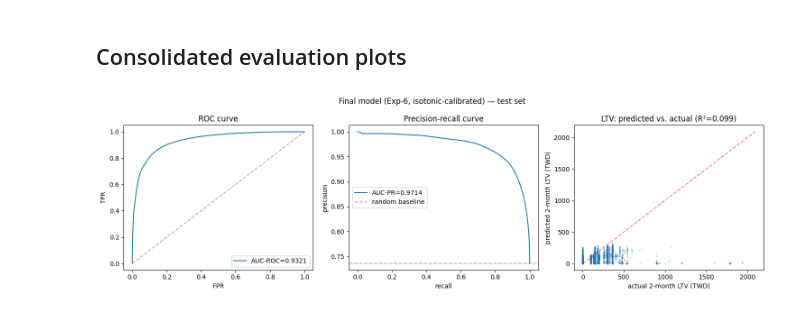
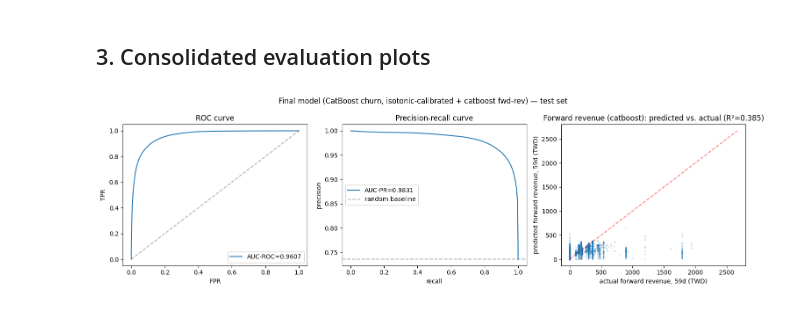
Before and after one commit to jagan010101/kkbox-churn-prediction, a Jupyter notebook: 05_Final_Evaluation_Summary.ipynb, the cells around one changed output. Saved outputs shown, nothing was run; the diff lists cells and outputs as text; code cells hidden in the pictures.

Commit message:
added catboost & ZILN

```diff
--- a/05_Final_Evaluation_Summary.ipynb
+++ b/05_Final_Evaluation_Summary.ipynb
@@ -120,19 +67,34 @@ test_ltv_true_raw = np.expm1(test_ltv_true.numpy())
 # %%
 auc_roc = roc_auc_score(test_churn_true_np, test_p_churn)
 auc_pr = average_precision_score(test_churn_true_np, test_p_churn)
-rmse_raw = float(np.sqrt(np.mean((test_ltv_pred_raw - test_ltv_true_raw) ** 2)))
-mae_raw = float(np.mean(np.abs(test_ltv_pred_raw - test_ltv_true_raw)))
-r2_raw = float(r2_score(test_ltv_true_raw, test_ltv_pred_raw))
+rmse_raw = float(np.sqrt(np.mean((test_fwd_rev_pred_raw - test_fwd_rev_true_raw) ** 2)))
+mae_raw = float(np.mean(np.abs(test_fwd_rev_pred_raw - test_fwd_rev_true_raw)))
+r2_raw = float(r2_score(test_fwd_rev_true_raw, test_fwd_rev_pred_raw))
+
+with open(os.path.join(RESULTS_DIR, "cox_results.json")) as f:
+    cox_concordance = json.load(f)["test"]["concordance_index"]
 
 final_metrics = {
-    "model": "exp6_uncertainty_isotonic_calibrated",
+    "model": f"catboost_churn_isotonic_calibrated+{fwd_rev_winner}_fwd_rev",
+    "fwd_rev_model": fwd_rev_winner,
     "churn_auc_roc": auc_roc,
     "churn_auc_pr": auc_pr,
-    "ltv_rmse_raw_twd": rmse_raw,
-    "ltv_mae_raw_twd": mae_raw,
-    "ltv_r2_raw": r2_raw,
+    "fwd_rev_rmse_raw_twd": rmse_raw,
+    "fwd_rev_mae_raw_twd": mae_raw,
+    "fwd_rev_r2_raw": r2_raw,
+    "cox_concordance_index": cox_concordance,
 }
 with open(os.path.join(RESULTS_DIR, "final_model_metrics.json"), "w") as f:
     json.dump(final_metrics, f, indent=2)
-final_metrics
+
+headline_table = pd.DataFrame({
+    "metric": ["Churn AUC-ROC", "Churn AUC-PR", "Forward-revenue RMSE (raw TWD)",
+               "Forward-revenue MAE (raw TWD)", "Forward-revenue R² (raw)",
+               "Cox survival concordance index"],
+    "value": [f"{auc_roc:.4f}", f"{auc_pr:.4f}", f"{rmse_raw:.2f}", f"{mae_raw:.2f}", f"{r2_raw:.4f}",
+              f"{cox_concordance:.4f}"],
+})
+print(f"Production model: CatBoost churn (isotonic-calibrated) + {fwd_rev_winner} forward-revenue "
+      f"+ CatBoost Cox survival\n")
+display(headline_table)
 # %% [output]
@@ -145,35 +152,35 @@ final_metrics
 # %% [markdown]
-## Consolidated evaluation plots
+## 3. Consolidated evaluation plots
 # %%
 fpr, tpr, _ = roc_curve(test_churn_true_np, test_p_churn)
 precision, recall, _ = precision_recall_curve(test_churn_true_np, test_p_churn)
 
 fig, axes = plt.subplots(1, 3, figsize=(15, 4.5))
 
 axes[0].plot(fpr, tpr, label=f"AUC-ROC={auc_roc:.4f}")
 axes[0].plot([0, 1], [0, 1], "k--", alpha=0.3)
 axes[0].set_xlabel("FPR")
 axes[0].set_ylabel("TPR")
 axes[0].set_title("ROC curve")
 axes[0].legend()
 
 axes[1].plot(recall, precision, label=f"AUC-PR={auc_pr:.4f}")
 axes[1].axhline(test_churn_true_np.mean(), color="k", linestyle="--", alpha=0.3, label="random baseline")
 axes[1].set_xlabel("recall")
 axes[1].set_ylabel("precision")
 axes[1].set_title("Precision-recall curve")
 axes[1].legend()
 
-sample = np.random.default_rng(42).choice(len(test_ltv_pred_raw), size=20000, replace=False)
-axes[2].scatter(test_ltv_true_raw[sample], test_ltv_pred_raw[sample], s=2, alpha=0.15)
-lims = [0, max(test_ltv_true_raw.max(), test_ltv_pred_raw.max())]
+sample = np.random.default_rng(42).choice(len(test_fwd_rev_pred_raw), size=20000, replace=False)
+axes[2].scatter(test_fwd_rev_true_raw[sample], test_fwd_rev_pred_raw[sample], s=2, alpha=0.15)
+lims = [0, max(test_fwd_rev_true_raw.max(), test_fwd_rev_pred_raw.max())]
 axes[2].plot(lims, lims, "r--", alpha=0.5)
-axes[2].set_xlabel("actual 2-month LTV (TWD)")
-axes[2].set_ylabel("predicted 2-month LTV (TWD)")
-axes[2].set_title(f"LTV: predicted vs. actual (R²={r2_raw:.3f})")
+axes[2].set_xlabel("actual forward revenue, 59d (TWD)")
+axes[2].set_ylabel("predicted forward revenue, 59d (TWD)")
+axes[2].set_title(f"Forward revenue ({fwd_rev_winner}): predicted vs. actual (R²={r2_raw:.3f})")
 
-fig.suptitle("Final model (Exp-6, isotonic-calibrated) — test set")
+fig.suptitle(f"Final model (CatBoost churn, isotonic-calibrated + {fwd_rev_winner} fwd-rev) — test set")
 fig.tight_layout()
 fig.savefig(os.path.join(RESULTS_DIR, "final_model_evaluation.png"), dpi=120)
 # %% [output]
-[figure, old version]
+[figure, new version]
```
Also changed, not shown: parts of 11 cells of this notebook, 51 other files.
